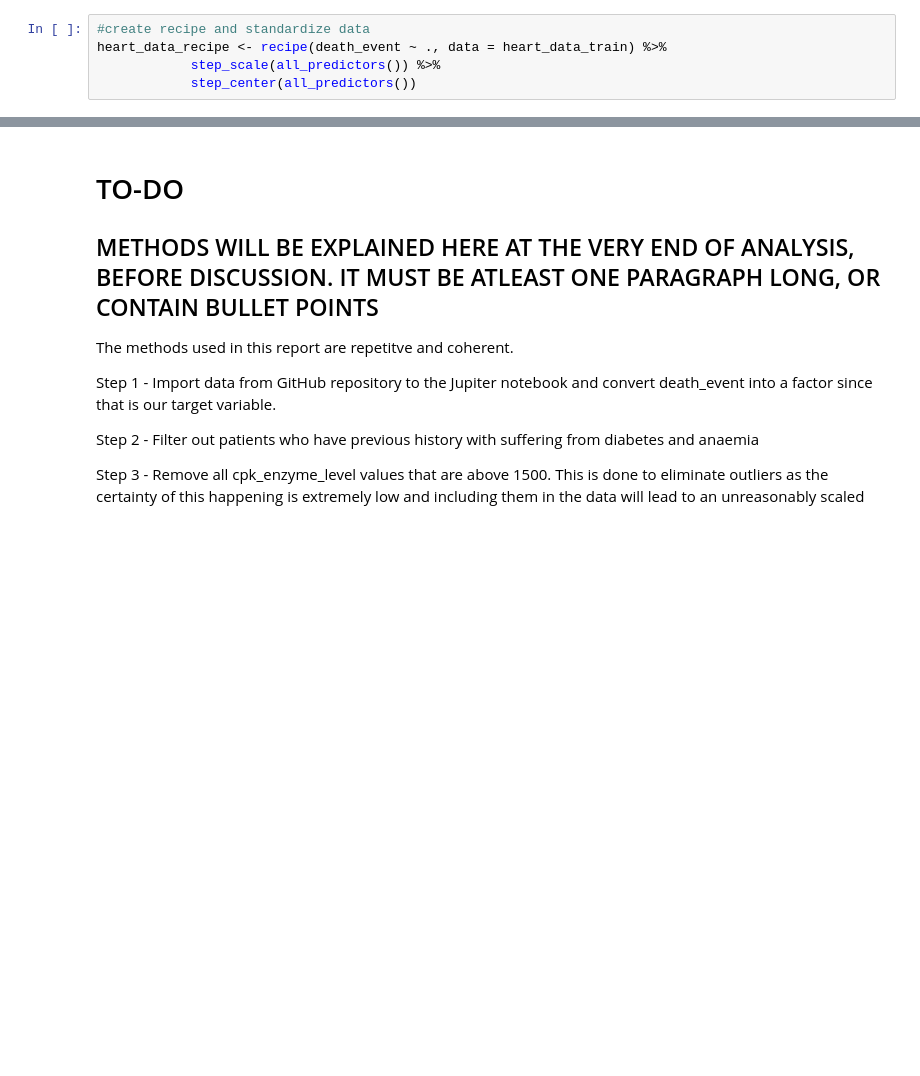
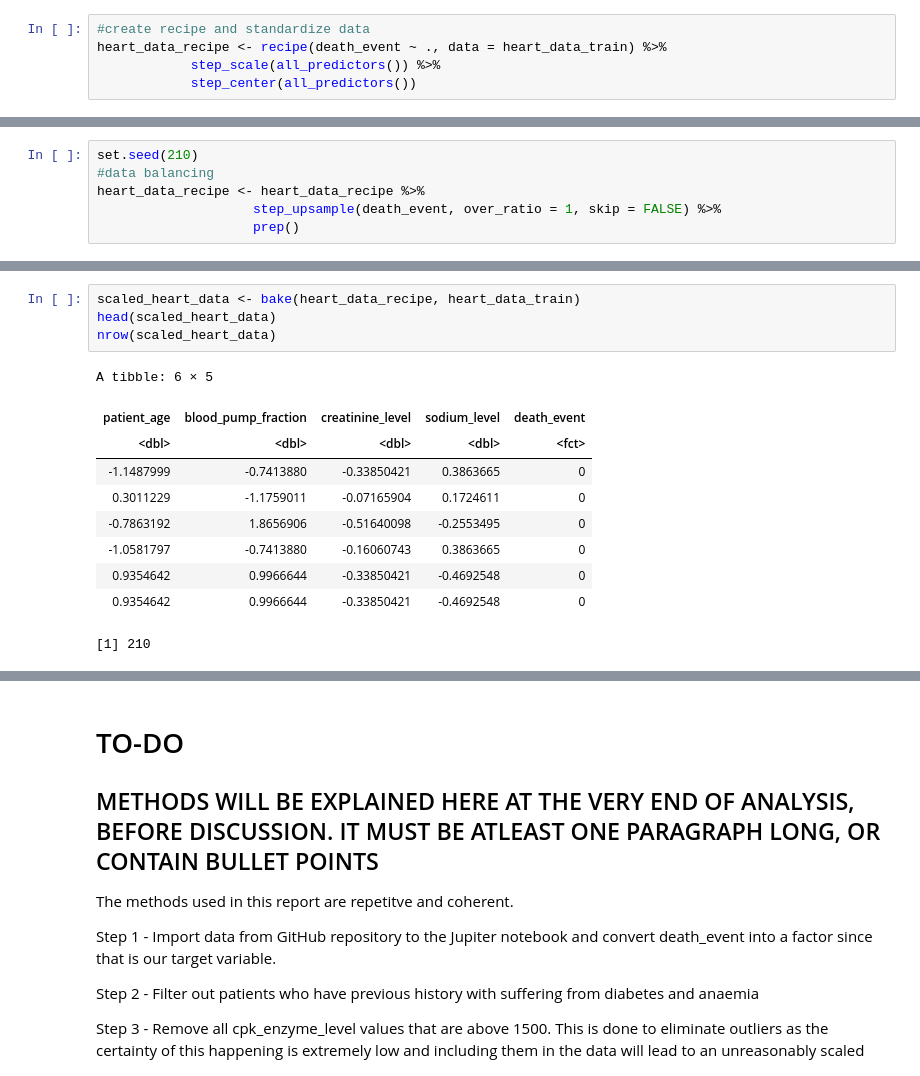
Before and after one commit to SaadRehmanCS/DSCI_project, a Jupyter notebook: heart_failure_report.ipynb, the cells around one changed output, grey strips where cells are left out. Saved outputs shown, nothing was run; the diff lists cells and outputs as text; blank space fills up the shorter version.

Commit message:
data balanced

```diff
--- a/heart_failure_report.ipynb
+++ b/heart_failure_report.ipynb
@@ -250,0 +253,6 @@ heart_data_recipe <- recipe(death_event ~ ., data = heart_data_train) %>%
+# %%
+set.seed(210)
+#data balancing
+heart_data_recipe <- heart_data_recipe %>%
+                    step_upsample(death_event, over_ratio = 1, skip = FALSE) %>%
+                    prep()
@@ -250,0 +265,15 @@ heart_data_recipe <- recipe(death_event ~ ., data = heart_data_train) %>%
+# %%
+scaled_heart_data <- bake(heart_data_recipe, heart_data_train)
+head(scaled_heart_data)
+nrow(scaled_heart_data)
+# %% [output]
+A tibble: 6 × 5
+| patient_age | blood_pump_fraction | creatinine_level | sodium_level | death_event |
+| <dbl> | <dbl> | <dbl> | <dbl> | <fct> |
+| -1.1487999 | -0.7413880 | -0.33850421 | 0.3863665 | 0 |
+| 0.3011229 | -1.1759011 | -0.07165904 | 0.1724611 | 0 |
+| -0.7863192 | 1.8656906 | -0.51640098 | -0.2553495 | 0 |
+| -1.0581797 | -0.7413880 | -0.16060743 | 0.3863665 | 0 |
+| 0.9354642 | 0.9966644 | -0.33850421 | -0.4692548 | 0 |
+| 0.9354642 | 0.9966644 | -0.33850421 | -0.4692548 | 0 |
+[1] 210
```
Also changed, not shown: parts of 3 cells of this notebook.
